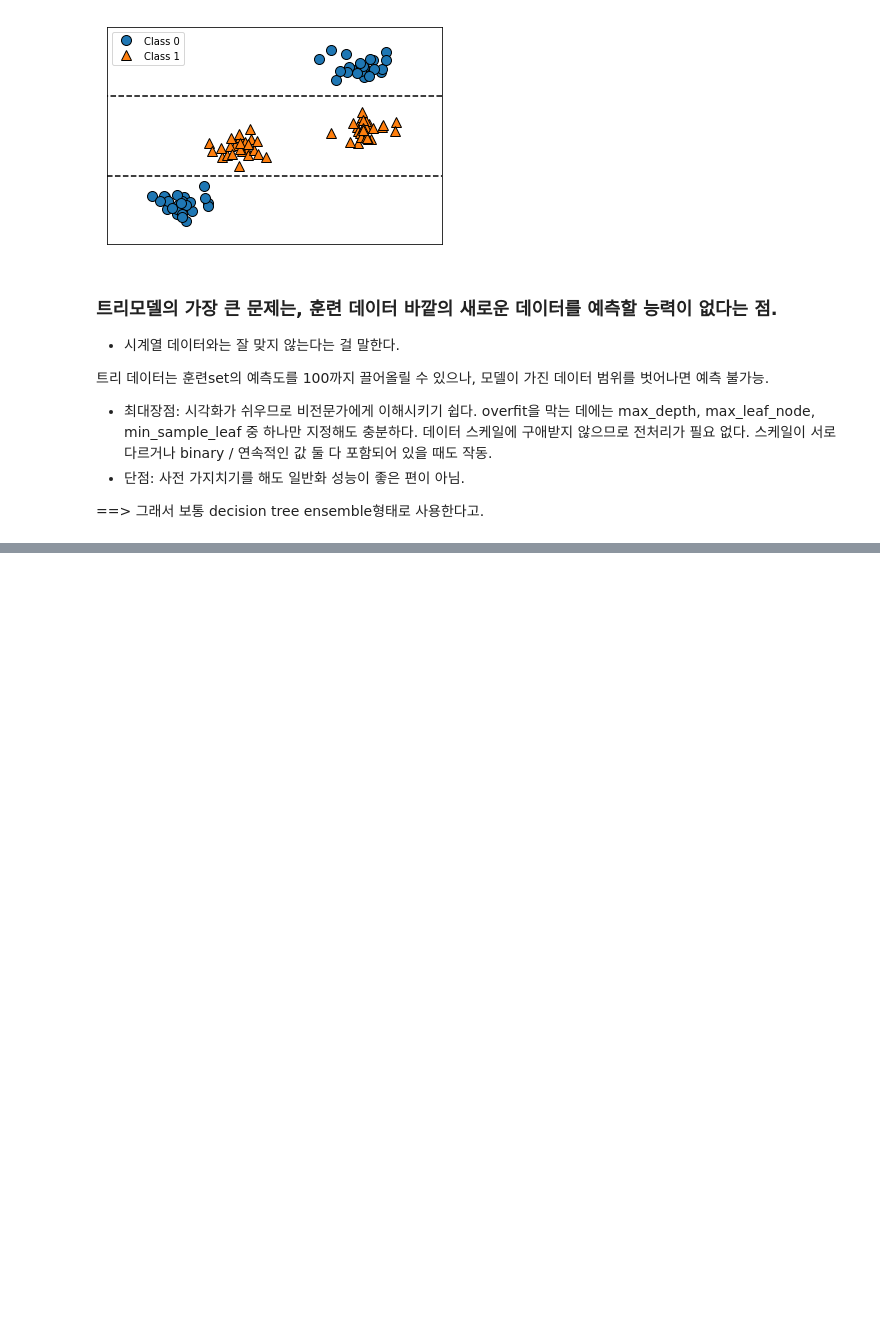
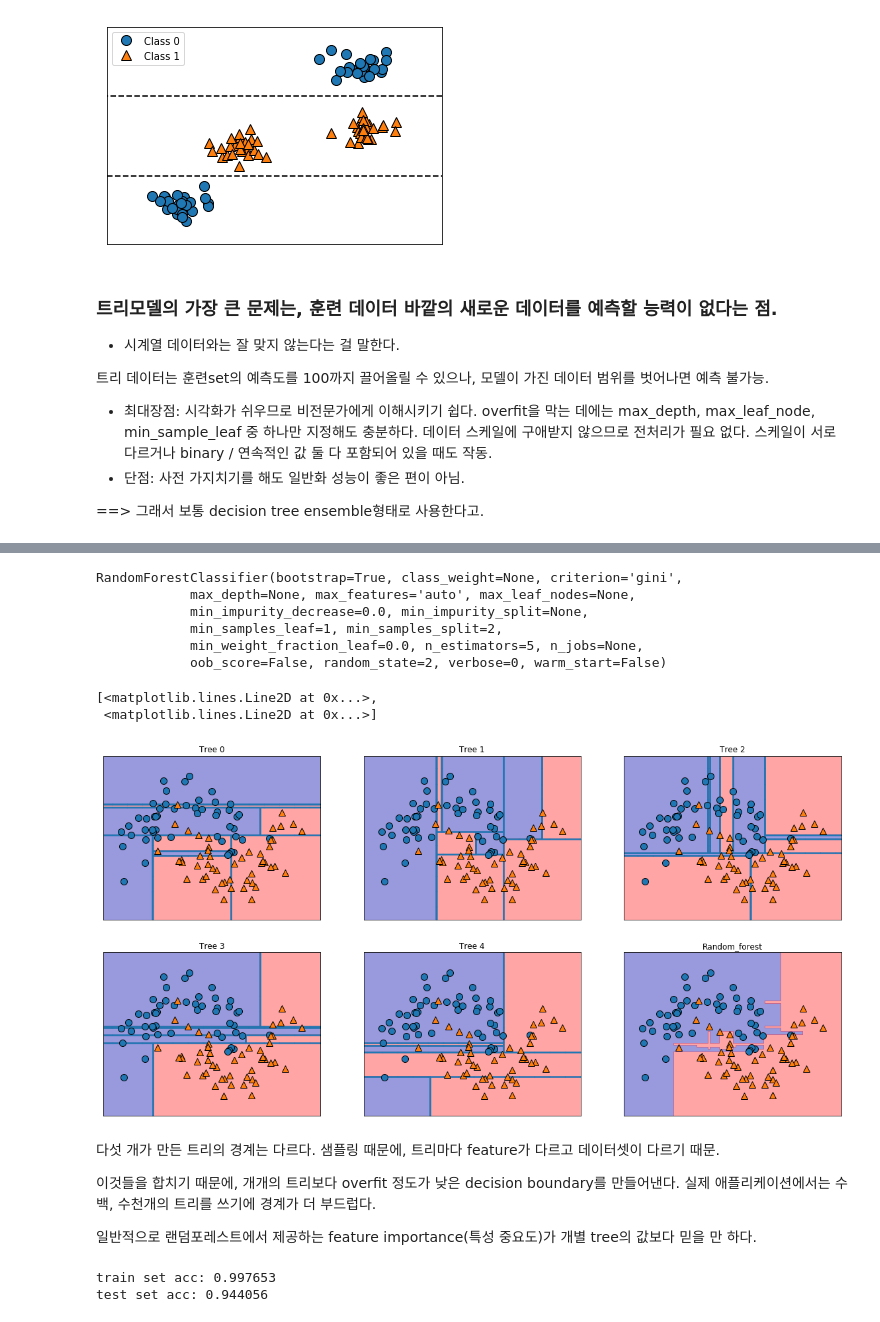
Before and after one commit to subratcall/ML-DL_python, a Jupyter notebook: 02_2_nonLinear_Classifier.ipynb, the cells around one changed output, grey strips where cells are left out. Drawn from its saved outputs; the diff is of its cells as text; code cells hidden in the pictures; blank space fills up the shorter version.

```diff
--- a/02_2_nonLinear_Classifier.ipynb
+++ b/02_2_nonLinear_Classifier.ipynb
@@ -139,0 +159,47 @@ training set에 overfit되는 기존 tree model의 단점을 보완. '여러 다
+# %%
+from sklearn.ensemble import RandomForestClassifier
+from sklearn.datasets import make_moons
+
+X, y = make_moons(n_samples=100, noise=.25, random_state=3)
+X_train, X_test, y_train, y_test = train_test_split(
+X, y, stratify = y, random_state = 42)
+# %%
+forest = RandomForestClassifier(n_estimators = 5, random_state = 2)
+forest.fit(X_train, y_train)
+# %% [output]
+RandomForestClassifier(bootstrap=True, class_weight=None, criterion='gini',
+            max_depth=None, max_features='auto', max_leaf_nodes=None,
+            min_impurity_decrease=0.0, min_impurity_split=None,
+            min_samples_leaf=1, min_samples_split=2,
+            min_weight_fraction_leaf=0.0, n_estimators=5, n_jobs=None,
+            oob_score=False, random_state=2, verbose=0, warm_start=False)
+# %%
+fig, axes = plt.subplots(2,3, figsize=(20,10))
+
+for i, (ax, tree) in enumerate(zip(axes.ravel(), forest.estimators_)):
+    ax.set_title("Tree {}".format(i))
+    mglearn.plots.plot_tree_partition(X,y,tree, ax = ax)
+
+mglearn.plots.plot_2d_separator(forest, X, fill=True, ax = axes[-1,-1], alpha = .4)
+axes[-1,-1].set_title('Random_forest')
+mglearn.discrete_scatter(X[:,0],X[:,1],y)
+# %% [output]
+[<matplotlib.lines.Line2D at 0x...>,
+ <matplotlib.lines.Line2D at 0x...>]
+[figure, added]
+# %% [markdown]
+다섯 개가 만든 트리의 경계는 다르다. 샘플링 때문에, 트리마다 feature가 다르고 데이터셋이 다르기 때문.
+
+이것들을 합치기 때문에, 개개의 트리보다 overfit 정도가 낮은 decision boundary를 만들어낸다. 실제 애플리케이션에서는 수백, 수천개의 트리를 쓰기에 경계가 더 부드럽다.
+
+일반적으로 랜덤포레스트에서 제공하는 feature importance(특성 중요도)가 개별 tree의 값보다 믿을 만 하다.
+# %%
+X_train, X_test, y_train, y_test  = train_test_split(
+cancer.data, cancer.target, stratify=cancer.target, random_state = 0)
+forest = RandomForestClassifier(n_estimators=100,random_state=0)
+forest.fit(X_train, y_train)
+print("train set acc: {:3f}".format(forest.score(X_train, y_train)))
+print("test set acc: {:3f}".format(forest.score(X_test, y_test)))
+# %% [output]
+train set acc: 0.997653
+test set acc: 0.944056
```
Also changed, not shown: parts of 17 cells of this notebook.
